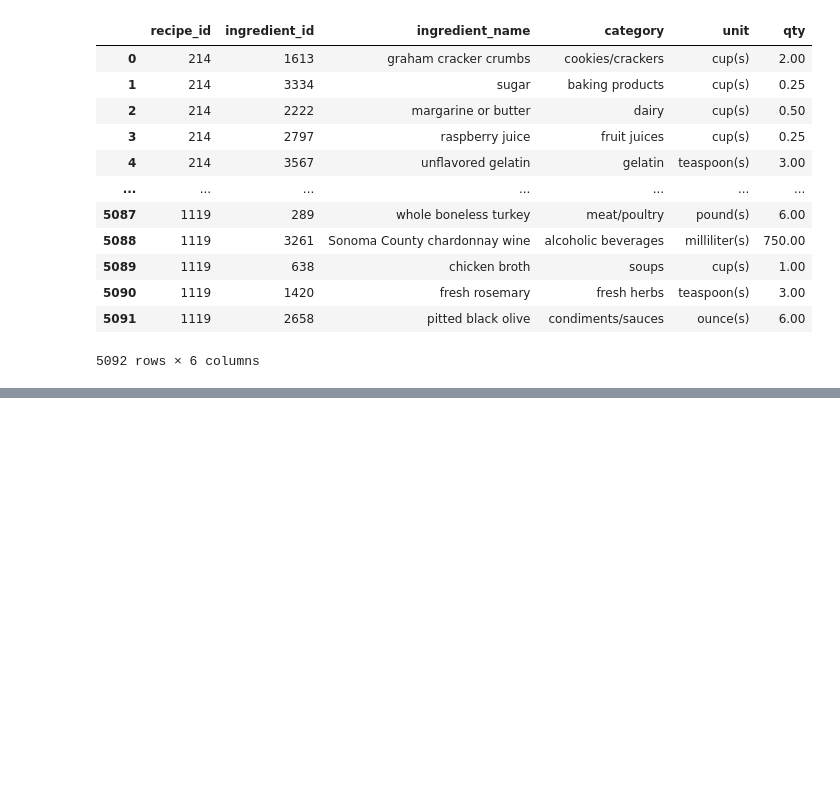
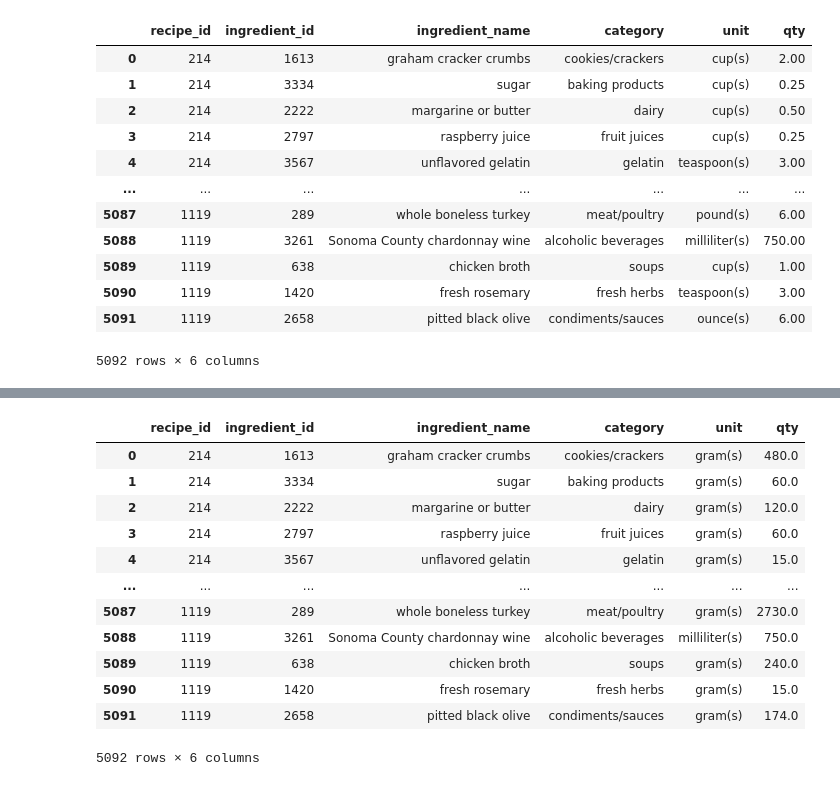
Before and after one commit to Dorukante/Knowledge-Engineering-2AMD20-, a Jupyter notebook: cleaning_recipes.ipynb, the cells around one changed output, grey strips where cells are left out. Cells and saved outputs as stored; diff of their text form; code cells hidden in the pictures; blank space fills up the shorter version.

```diff
--- a/cleaning_recipes.ipynb
+++ b/cleaning_recipes.ipynb
@@ -115,0 +120,43 @@ df_quantity_ingredient.where(df_quantity_ingredient.unit == 'gram(s)').dropna()
+# %%
+def replacer2(df, qty_type, ing_name, multiplier, new_qty='gram(s)'):
+    df.loc[(df.unit == qty_type) & (df.ingredient_name == ing_name), 'qty'] *= multiplier
+    df.loc[(df.unit == qty_type) & (df.ingredient_name == ing_name), 'unit'] = new_qty
+    return df
+# %%
+replacer2(df_quantity_ingredient, 'whole', 'cloves', 30)
+replacer2(df_quantity_ingredient, 'whole', 'celery', 40)
+replacer2(df_quantity_ingredient, 'whole', 'Idaho potato', 200)
+replacer2(df_quantity_ingredient, 'whole', 'cucumber', 300)
+replacer2(df_quantity_ingredient, 'whole', 'California avocado', 150)
+replacer2(df_quantity_ingredient, 'whole', 'red cabbage', 1000)
+replacer2(df_quantity_ingredient, 'whole', 'frozen bread dough', 500)
+replacer2(df_quantity_ingredient, 'whole', 'whole butterhead lettuce', 400)
+replacer2(df_quantity_ingredient, 'whole', 'lettuce', 300)
+replacer2(df_quantity_ingredient, 'whole', 'radicchio', 200)
+replacer2(df_quantity_ingredient, 'whole', 'corn on the cob', 200)
+replacer2(df_quantity_ingredient, 'whole', 'skinless boneless chicken breast', 175)
+replacer2(df_quantity_ingredient, 'whole', 'chicken breast', 175)
+replacer2(df_quantity_ingredient, 'whole', 'iceberg lettuce', 700)
+replacer2(df_quantity_ingredient, 'whole', 'cooked broiler-fryer, boned, skinned', 600)
+replacer2(df_quantity_ingredient, 'whole', 'cabbage', 900)
+replacer2(df_quantity_ingredient, 'whole', 'cantaloupe', 1500)
+replacer2(df_quantity_ingredient, 'whole', 'New Zealand kiwi fruit', 75)
+replacer2(df_quantity_ingredient, 'whole', 'green onion', 15)
+replacer2(df_quantity_ingredient, 'whole', 'butter lettuce', 150)
+replacer2(df_quantity_ingredient, 'whole', 'onion', 150)
+replacer2(df_quantity_ingredient, 'whole', 'French bread', 250)
+replacer2(df_quantity_ingredient, 'whole', 'Belgian endive', 80)
+# %% [output]
+|  | recipe_id | ingredient_id | ingredient_name | category | unit | qty |
+| 0 | 214 | 1613 | graham cracker crumbs | cookies/crackers | gram(s) | 480.0 |
+| 1 | 214 | 3334 | sugar | baking products | gram(s) | 60.0 |
+| 2 | 214 | 2222 | margarine or butter | dairy | gram(s) | 120.0 |
+| 3 | 214 | 2797 | raspberry juice | fruit juices | gram(s) | 60.0 |
+| 4 | 214 | 3567 | unflavored gelatin | gelatin | gram(s) | 15.0 |
+| ... | ... | ... | ... | ... | ... | ... |
+| 5087 | 1119 | 289 | whole boneless turkey | meat/poultry | gram(s) | 2730.0 |
+| 5088 | 1119 | 3261 | Sonoma County chardonnay wine | alcoholic beverages | milliliter(s) | 750.0 |
+| 5089 | 1119 | 638 | chicken broth | soups | gram(s) | 240.0 |
+| 5090 | 1119 | 1420 | fresh rosemary | fresh herbs | gram(s) | 15.0 |
+| 5091 | 1119 | 2658 | pitted black olive | condiments/sauces | gram(s) | 174.0 |
+5092 rows × 6 columns
```
Also changed, not shown: parts of 7 cells of this notebook, 1 other file.
